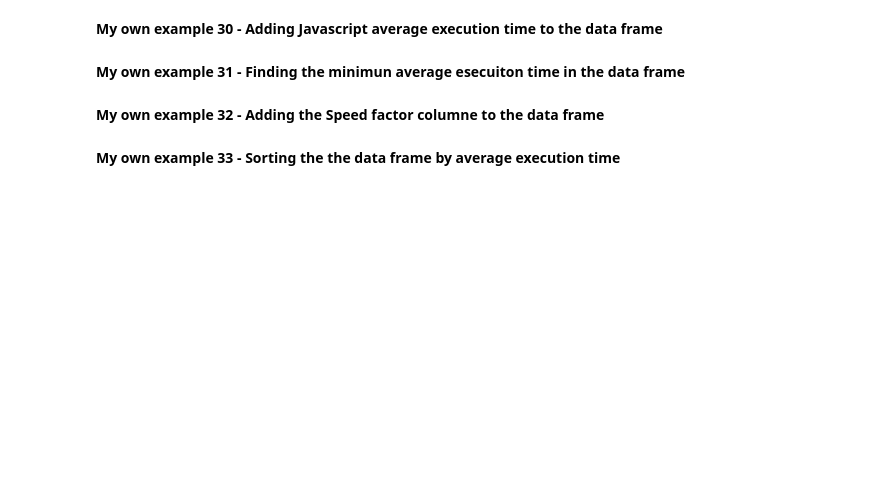
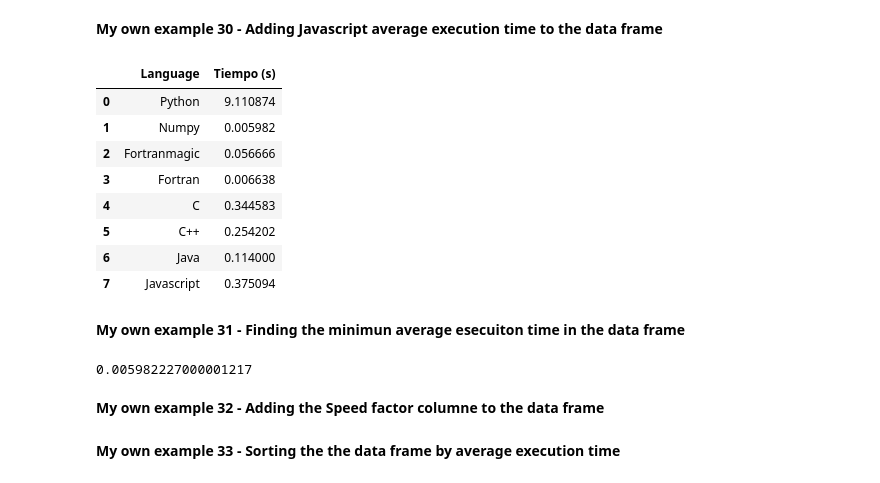
Before and after one commit to 10scar/AlgorithmsUN2024I, a Jupyter notebook: Lab2/osgutierrezp_Lab2.ipynb, the cells around one changed output. Drawn from its saved outputs; the diff is of its cells as text; code cells hidden in the pictures; blank space fills up the shorter version.

```diff
--- a/Lab2/osgutierrezp_Lab2.ipynb
+++ b/Lab2/osgutierrezp_Lab2.ipynb
@@ -835,0 +853,5 @@ Writing codigo.cpp
+# %%
+c_file = open('c_average.txt','r')
+avr_c = float(c_file.readline())
+len_average = avr_data(len_average, 'C', avr_c)
+len_average
@@ -921,2 +983,7 @@ Overwriting codigo.cpp
 # %% [markdown]
 **My own example 24 - Adding C++ average execution time to the data frame**
+# %%
+c_file = open('c_plus_average.txt','r')
+avr_c = float(c_file.readline())
+len_average = avr_data(len_average, 'C++', avr_c)
+len_average
@@ -1034,6 +1212,26 @@ Overwriting matrix_multiply.js
 # %% [markdown]
 **My own example 30 - Adding Javascript average execution time to the data frame**
+# %%
+javascrip_file = open('js_average.txt','r')
+avr_javascrip = float(javascrip_file.readline())
+len_average = avr_data(len_average, 'Javascript', avr_javascrip)
+len_average
+# %% [output]
+|  | Language | Tiempo (s) |
+| 0 | Python | 9.110874 |
+| 1 | Numpy | 0.005982 |
+| 2 | Fortranmagic | 0.056666 |
+| 3 | Fortran | 0.006638 |
+| 4 | C | 0.344583 |
+| 5 | C++ | 0.254202 |
+| 6 | Java | 0.114000 |
+| 7 | Javascript | 0.375094 |
 # %% [markdown]
 **My own example 31 - Finding the minimun average esecuiton time in the data frame**
+# %%
+min_time = len_average['Tiempo (s)'].min();
+min_time
+# %% [output]
+0.005982227000001217
 # %% [markdown]
 **My own example 32 - Adding the Speed factor columne to the data frame**
```
Also changed, not shown: parts of 21 cells of this notebook.
